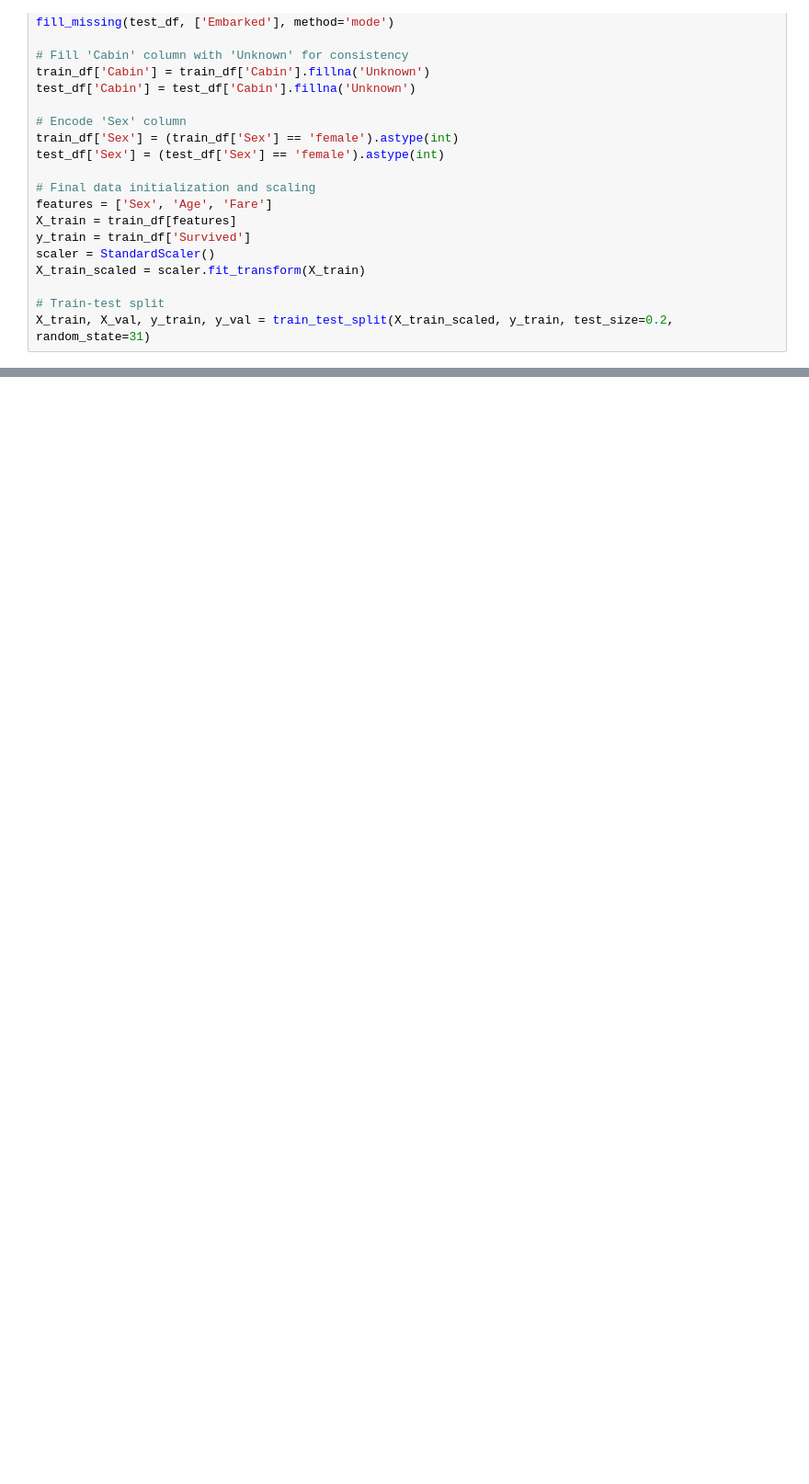
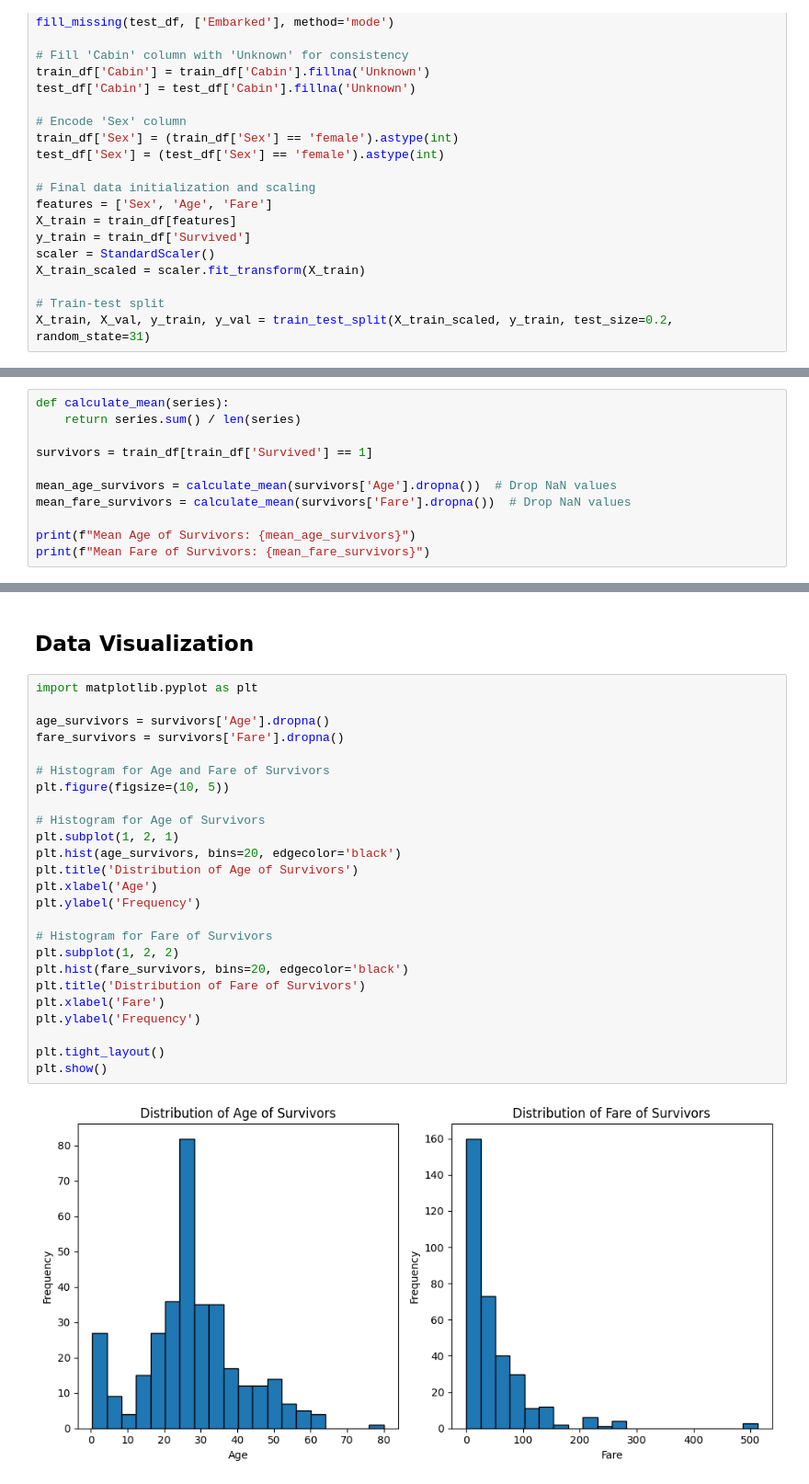
Before and after one commit to jemiaj/CSCI3360E-project, a Jupyter notebook: Final-project.ipynb, the cells around one changed output, grey strips where cells are left out. Shown at 92% size. Saved outputs shown, nothing was run; the diff lists cells and outputs as text; blank space fills up the shorter version.

Commit message:
added Fares part

```diff
--- a/Final-project.ipynb
+++ b/Final-project.ipynb
@@ -110,0 +118,11 @@ X_train, X_val, y_train, y_val = train_test_split(X_train_scaled, y_train, test_
+# %%
+def calculate_mean(series):
+    return series.sum() / len(series)
+
+survivors = train_df[train_df['Survived'] == 1]
+
+mean_age_survivors = calculate_mean(survivors['Age'].dropna())  # Drop NaN values
+mean_fare_survivors = calculate_mean(survivors['Fare'].dropna())  # Drop NaN values
+
+print(f"Mean Age of Survivors: {mean_age_survivors}")
+print(f"Mean Fare of Survivors: {mean_fare_survivors}")
@@ -110,0 +252,29 @@ X_train, X_val, y_train, y_val = train_test_split(X_train_scaled, y_train, test_
+# %% [markdown]
+## Data Visualization
+# %%
+import matplotlib.pyplot as plt
+
+age_survivors = survivors['Age'].dropna()
+fare_survivors = survivors['Fare'].dropna()
+
+# Histogram for Age and Fare of Survivors
+plt.figure(figsize=(10, 5))
+
+# Histogram for Age of Survivors
+plt.subplot(1, 2, 1)
+plt.hist(age_survivors, bins=20, edgecolor='black')
+plt.title('Distribution of Age of Survivors')
+plt.xlabel('Age')
+plt.ylabel('Frequency')
+
+# Histogram for Fare of Survivors
+plt.subplot(1, 2, 2)
+plt.hist(fare_survivors, bins=20, edgecolor='black')
+plt.title('Distribution of Fare of Survivors')
+plt.xlabel('Fare')
+plt.ylabel('Frequency')
+
+plt.tight_layout()
+plt.show()
+# %% [output]
+[figure, added]
```
Also changed, not shown: parts of 32 cells of this notebook.
